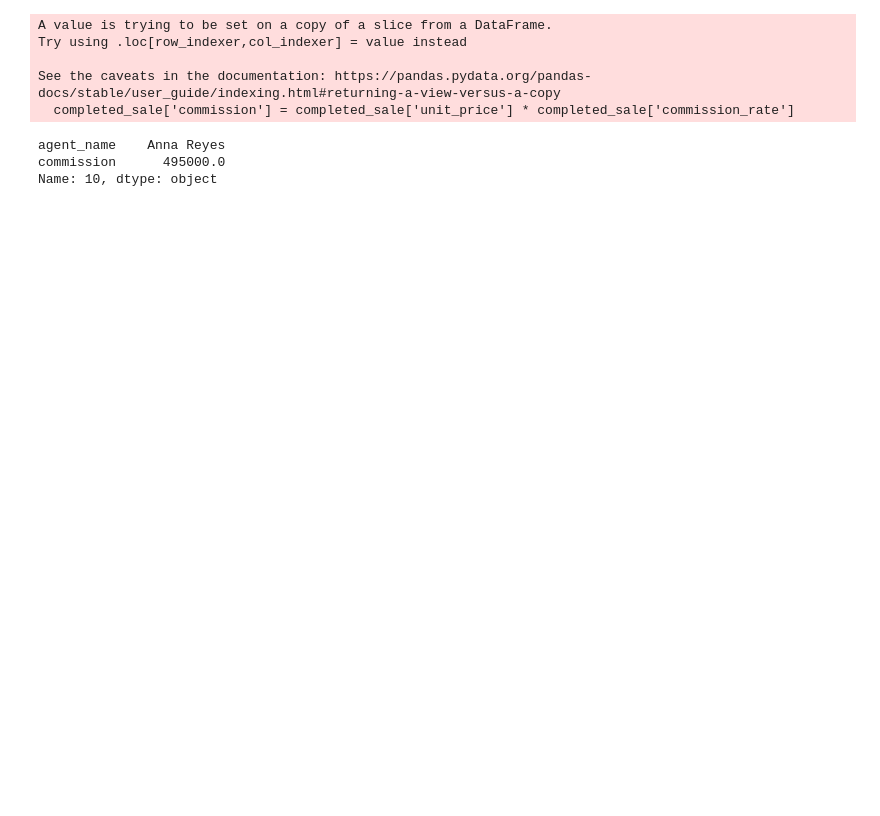
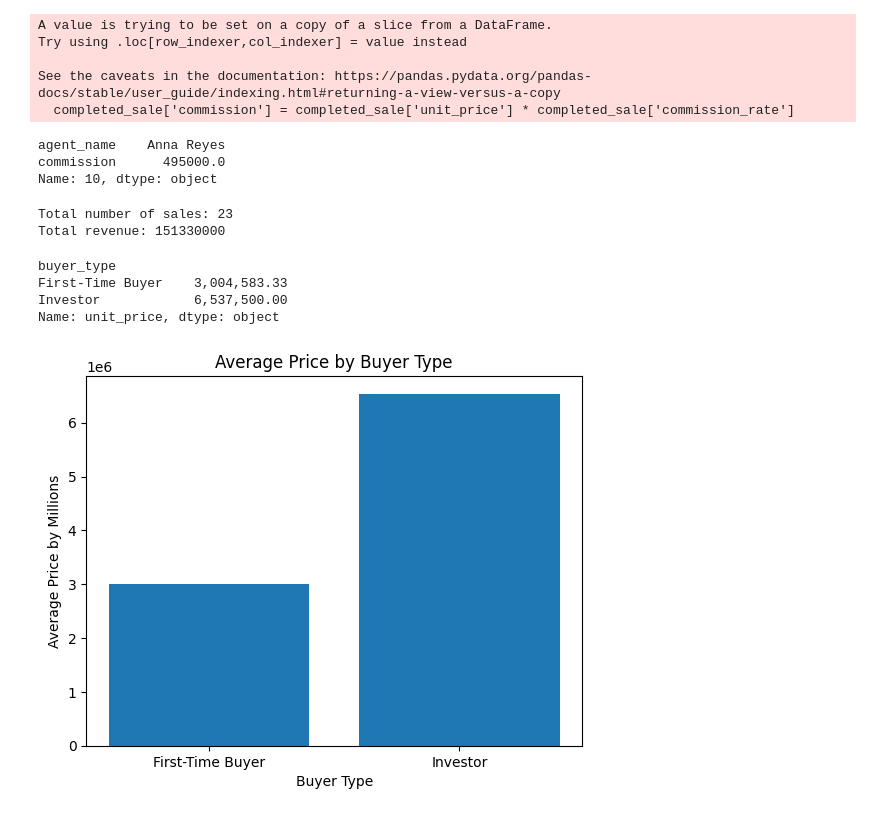
Before and after one commit to francisganapin/Practice_DataScience, a Jupyter notebook: day36/sales.ipynb, the cells around one changed output. Cells and saved outputs as stored; diff of their text form; code cells hidden in the pictures; blank space fills up the shorter version.

```diff
--- a/day36/sales.ipynb
+++ b/day36/sales.ipynb
@@ -184,3 +204,45 @@ See the caveats in the documentation: https://pandas.pydata.org/pandas-docs/stab
 agent_name    Anna Reyes
 commission      495000.0
 Name: 10, dtype: object
+# %%
+
+df = pd.read_csv('data.csv')
+
+#convert data to date
+df['sale_date'] = pd.to_datetime(df['sale_date'])
+
+#create quarter
+df['quarter'] = df['sale_date'].dt.to_period('Q')
+
+df['quarter'] = df['quarter'].dt.quarter
+
+
+completed = df[df['status'] == 'Completed']
+
+total_number_of_sales = len(completed)
+total_revenue = df['unit_price'].sum()
+
+print(f'Total number of sales: {total_number_of_sales}')
+print(f'Total revenue: {total_revenue}')
+# %% [output]
+Total number of sales: 23
+Total revenue: 151330000
+# %%
+investor_vs_first_buyer = df[df['buyer_type'].isin(['Investor','First-Time Buyer'])]
+
+average = investor_vs_first_buyer.groupby('buyer_type')['unit_price'].mean()
+
+print(average.apply(lambda x: f'{x:,.2f}'))
+
+
+plt.bar(average.index,average.values)
+plt.xlabel('Buyer Type')
+plt.ylabel('Average Price by Millions')
+plt.title('Average Price by Buyer Type')
+plt.show()
+# %% [output]
+buyer_type
+First-Time Buyer    3,004,583.33
+Investor            6,537,500.00
+Name: unit_price, dtype: object
+[figure, added]
```
Also changed, not shown: parts of 15 cells of this notebook.
